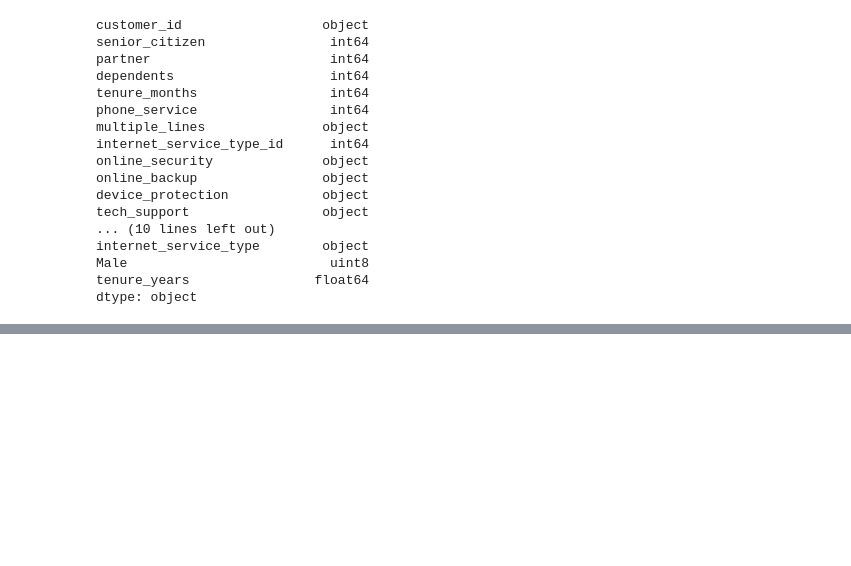
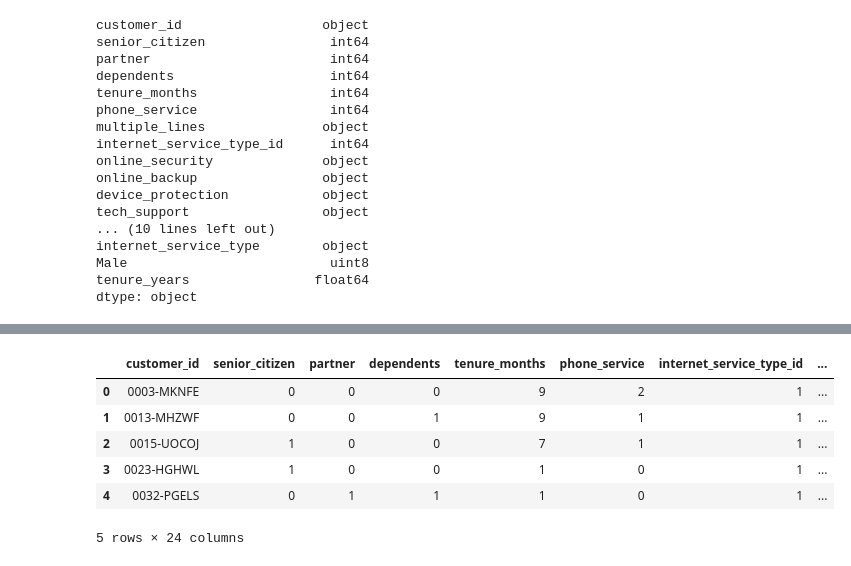
Before and after one commit to ThompsonBethany01/Telco_Churn, a Jupyter notebook: preparation.ipynb, the cells around one changed output, grey strips where cells are left out. Saved outputs shown, nothing was run; the diff lists cells and outputs as text; code cells hidden in the pictures; blank space fills up the shorter version.

```diff
--- a/preparation.ipynb
+++ b/preparation.ipynb
@@ -267,0 +288,18 @@ dtype: object
+# %%
+# using .replace to change values as stated above
+df['multiple_lines'] = df.multiple_lines.replace({'No phone service': 0, 'No': 1, 'Yes': 2})
+
+# we no longer need phone_service, now mulitple_lines states if a customer has phone service (if != 0)
+df = df.drop('phone_service',axis=1)
+
+# make multiple_lines our new phone_service feature
+df = df.rename(columns={'multiple_lines':'phone_service'})
+df.head()
+# %% [output]
+|  | customer_id | senior_citizen | partner | dependents | tenure_months | phone_service | internet_service_type_id | ... |
+| 0 | 0003-MKNFE | 0 | 0 | 0 | 9 | 2 | 1 | ... |
+| 1 | 0013-MHZWF | 0 | 0 | 1 | 9 | 1 | 1 | ... |
+| 2 | 0015-UOCOJ | 1 | 0 | 0 | 7 | 1 | 1 | ... |
+| 3 | 0023-HGHWL | 1 | 0 | 0 | 1 | 0 | 1 | ... |
+| 4 | 0032-PGELS | 0 | 1 | 1 | 1 | 0 | 1 | ... |
+5 rows × 24 columns
```
Also changed, not shown: parts of 16 cells of this notebook, 3 other files.
